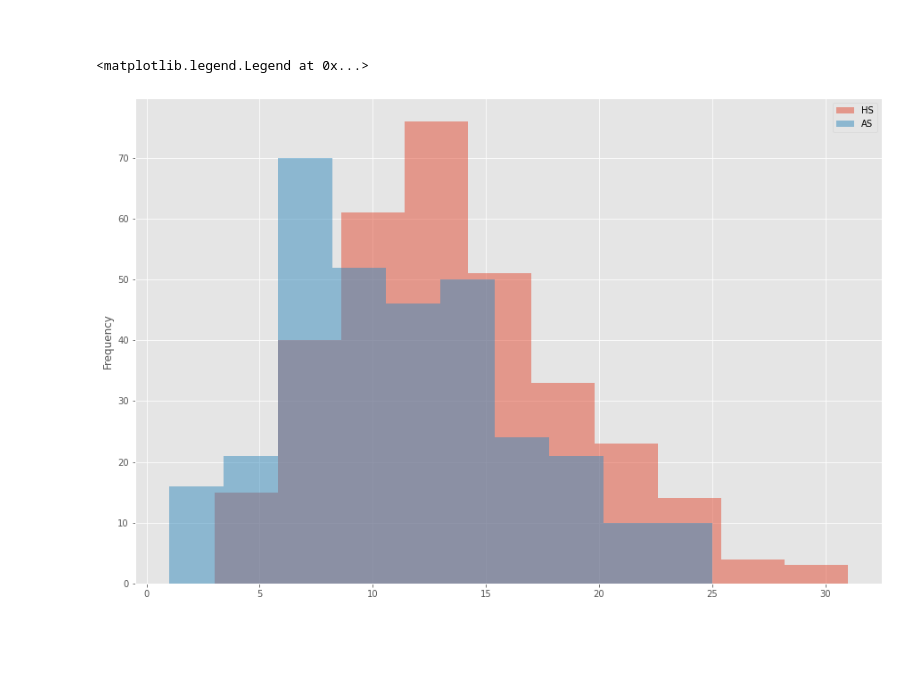
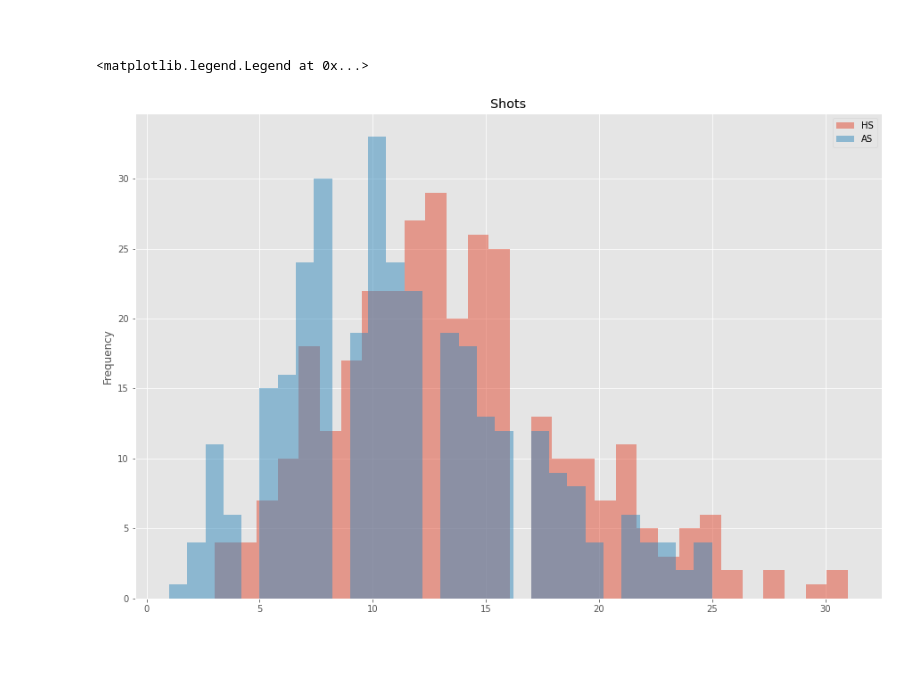
Before and after one commit to kmcd14/ProgrammingDA-project, a Jupyter notebook: data_sim.ipynb, the cells around one changed output. Drawn from its saved outputs; the diff is of its cells as text; code cells hidden in the pictures.

```diff
--- a/data_sim.ipynb
+++ b/data_sim.ipynb
@@ -547,13 +570,17 @@ data['FTAG'].mean()
 <br>
 # %%
 # Checking distribution from real world dataset
-data['HS'].plot.hist(alpha=0.5)
-data['AS'].plot.hist(alpha=0.5)
+data['HS'].plot.hist(alpha=0.5, bins=30)
+data['AS'].plot.hist(alpha=0.5, bins=30)
+
+# Adding a title
+plt.title('Shots')
+
 
 plt.legend()
 # %% [output]
 <matplotlib.legend.Legend at 0x...>
-[figure, old version]
+[figure, new version]
 # %% [markdown]
 <br>
 # %% [markdown]
```
Also changed, not shown: parts of 8 cells of this notebook.
